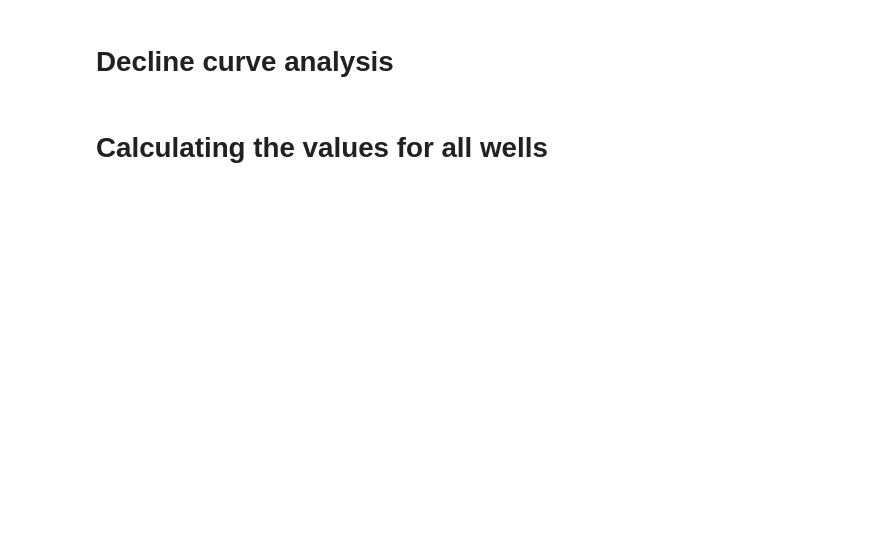
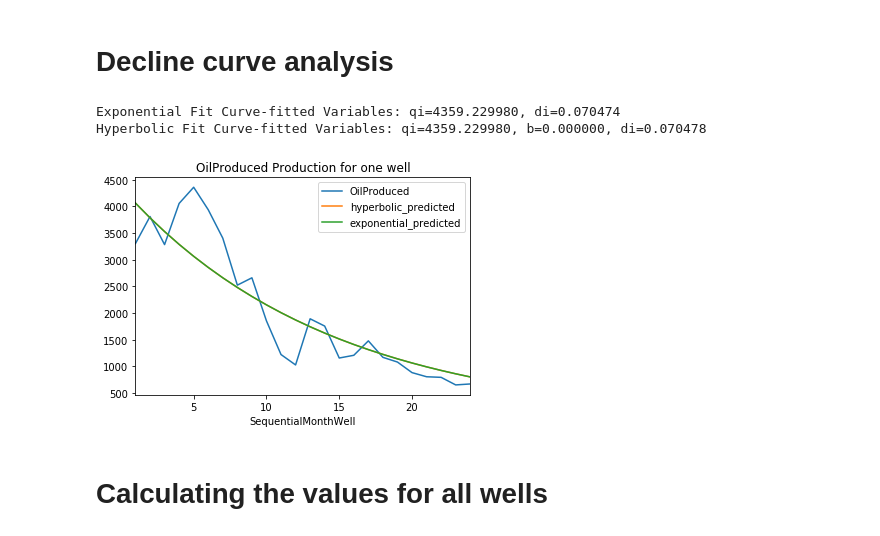
Before and after one commit to abeduplaa/decline-curve-analysis, a Jupyter notebook: notebooks/ArpsDCA.ipynb, the cells around one changed output. Drawn from its saved outputs; the diff is of its cells as text; code cells hidden in the pictures; blank space fills up the shorter version.

```diff
--- a/notebooks/ArpsDCA.ipynb
+++ b/notebooks/ArpsDCA.ipynb
@@ -66,7 +76,7 @@ NameError: name 'df_permian' is not defined
 # %%
-start_date = datetime.datetime(2011,1,1)
+start_date = datetime.datetime(2009,1,1)
 
-end_date = datetime.datetime(2015,1,1)
+end_date = datetime.datetime(2016,1,1)
 
 no_wells = len(df_permian['wellapi']
             .loc[(df_permian['firstproducingmonth'] > start_date) & (df_permian['firstproducingmonth'] <= end_date)]
@@ -76,10 +88,24 @@ print("Number of wells starting production from %s: %d" %(start_date.year, no_we
+# %%
+# keep only wells that produce a 'significant' amount of oil (average > 100bpd) and have more than 12 datapoints
+
+bpd = 200
+
+s = df_permian[['wellapi','OilProduced','SequentialMonthWell']].groupby('wellapi').mean()
+wells = list(s
+             .where(s['OilProduced']>bpd)
+             .dropna()
+             .index
+            )
 # %%
-production_col = 'BOE'
+production_col = 'OilProduced'
+datapoints = 18
 
-df_permian_recent = (df_permian.loc[df_permian['firstproducingmonth'] > start_date]
+df_permian_recent = (df_permian[df_permian['wellapi'].isin(wells)]
+                     .loc[(df_permian['firstproducingmonth'] > start_date) & (df_permian['firstproducingmonth'] <= end_date)]
                      .sort_values(production_col, ascending=False)
                      .drop_duplicates(['wellapi','SequentialMonthWell'])
                      .dropna(subset=[production_col, 'SequentialMonthWell'])
+                     .groupby('wellapi').filter(lambda x: len(x) >= datapoints)
                      .sort_values(['wellapi',production_col],ascending=True)
                  )
 
@@ -128,27 +189,28 @@ plt.show()
 # %% [markdown]
 # Decline curve analysis
 # %%
-import arps
+interval = 9
+qi = arps.max_qi(df=one_well, month_col='SequentialMonthWell', interval=interval, prod=production_col)
 
-qi = arps.max_qi(df=one_well, month_col='SequentialMonthWell', interval=4, prod=production_col)
-
-
-popt_exp, pcov_exp = curve_fit(arps.exponential, one_well['SequentialMonthWell'], one_well[production_col],bounds=(0, [qi,20]))
+popt_exp, pcov_exp = curve_fit(arps.exponential, one_well['SequentialMonthWell'], one_well[production_col],
+                               bounds=(0, [qi,20]))
 
 popt_hyp, pcov_hyp = curve_fit(arps.hyperbolic, one_well['SequentialMonthWell'],
                                     one_well[production_col],bounds=(0, [qi,2,20]))
 
-qi = popt_exp[1]
+qi_exp = popt_exp[0]
+qi_hyp = popt_hyp[0]
 b = popt_hyp[1]
 di_exp = popt_exp[1]
 di_hyp = popt_hyp[2]
 print('Exponential Fit Curve-fitted Variables: qi=%f, di=%f' %(popt_exp[0], popt_exp[1]) )
 print('Hyperbolic Fit Curve-fitted Variables: qi=%f, b=%f, di=%f' %(popt_hyp[0], popt_hyp[1], popt_hyp[2]))
 
-
-
 one_well.loc[:,'exponential_predicted'] = arps.exponential(one_well['SequentialMonthWell'],*popt_exp)
 one_well.loc[:,'hyperbolic_predicted'] = arps.hyperbolic(one_well['SequentialMonthWell'],*popt_hyp)
+# %% [output]
+Exponential Fit Curve-fitted Variables: qi=4359.229980, di=0.070474
+Hyperbolic Fit Curve-fitted Variables: qi=4359.229980, b=0.000000, di=0.070478
 # %%
 def plot_actual_vs_predicted_by_equations(df, x_variable, y_variables, plot_title):
     """
@@ -166,10 +228,12 @@ def plot_actual_vs_predicted_by_equations(df, x_variable, y_variables, plot_titl
 # %%
 y_variables=[production_col, "hyperbolic_predicted", "exponential_predicted"]
 x_variable='SequentialMonthWell'
 #Create the plot title
 plot_title=production_col+' Production for one well'
 #Plot the data to visualize the equation fit
-plot_actual_vs_predicted_by_equations(one_well, x_variable, y_variables, plot_title)
+utils.plot_actual_vs_predicted_by_equations(one_well, x_variable, y_variables, plot_title)
+# %% [output]
+[figure, added]
 # %% [markdown]
 # Calculating the values for all wells
 # %%
```
Also changed, not shown: parts of 41 cells of this notebook, 3 other files.
